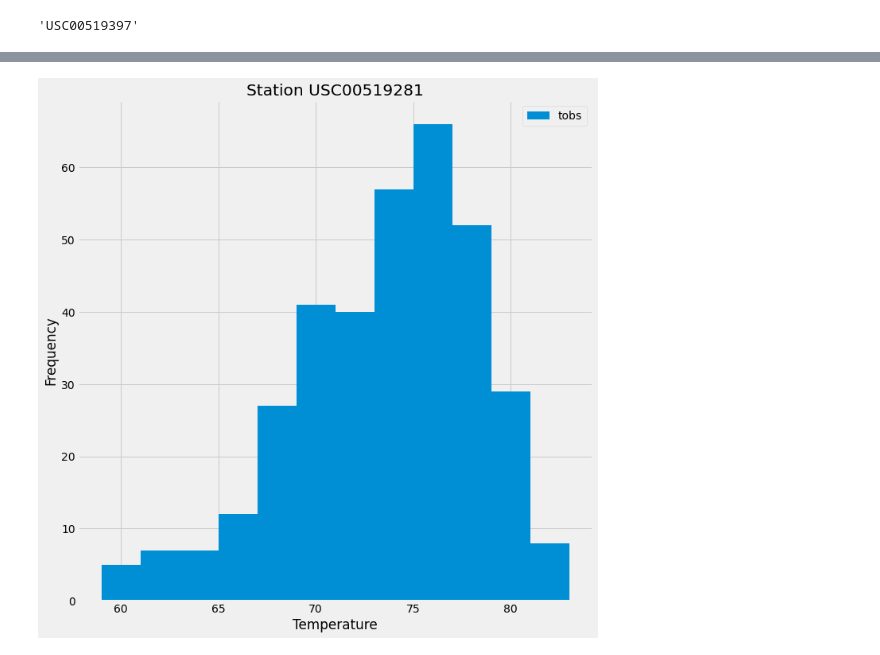
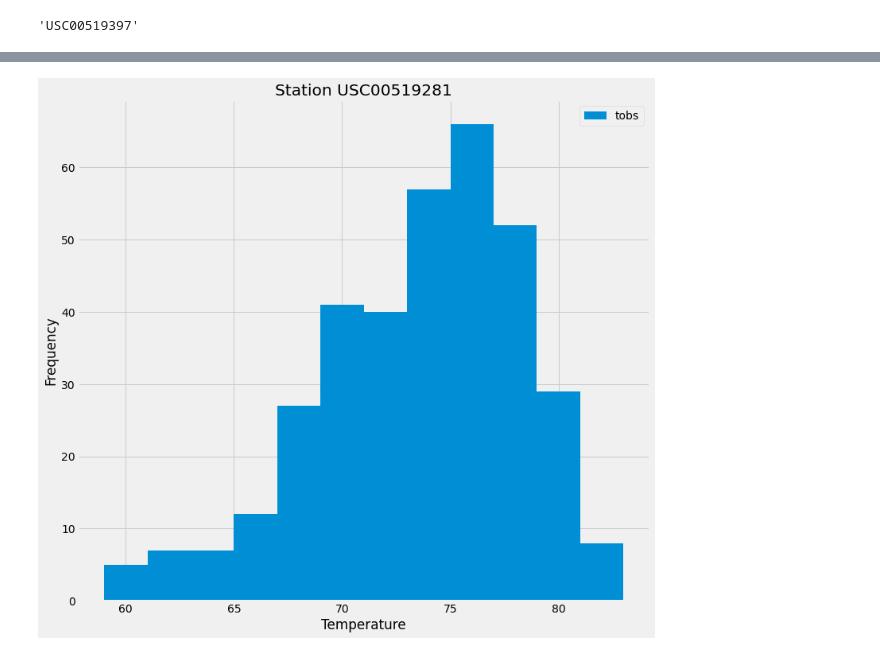
Before and after one commit to sherinmatt/Climate_Analysis_Sqlalchemy, a Jupyter notebook: SQLAlchemy/climate_starterfile.ipynb, the cells around one changed output, grey strips where cells are left out. Saved outputs shown, nothing was run; the diff lists cells and outputs as text; code cells hidden in the pictures.

```diff
--- a/SQLAlchemy/climate_starterfile.ipynb
+++ b/SQLAlchemy/climate_starterfile.ipynb
@@ -215,11 +219,11 @@ station_with_hightemp_df = pd.DataFrame(station_with_hightemp)
 # %%
 #So, plotting results as histogram
 #bins = 12
-station_with_hightemp_df.plot.hist('tobs', bins=12, figsize =(10,10), title = 'Station USC00519281')
+station_with_hightemp_df.plot.hist('tobs', bins=12, figsize =(11,10), title = 'Station USC00519281')
 
 plt.ylabel('Frequency')
 plt.xlabel('Temperature')
 #adding a tight_layput
 plt.tight_layout()
 # %% [output]
-[figure, old version]
+[figure, new version]
```
Also changed, not shown: parts of 8 cells of this notebook, 1 other file.
